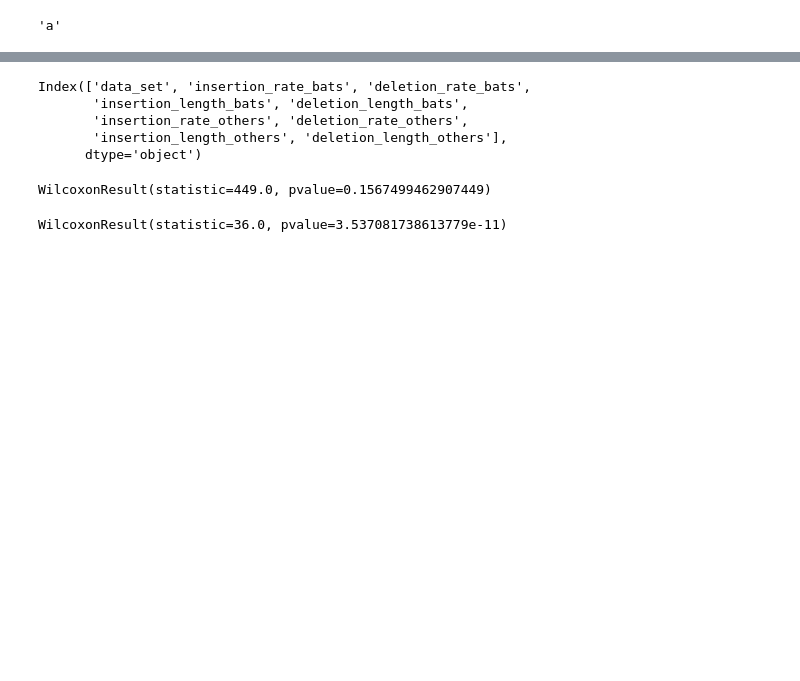
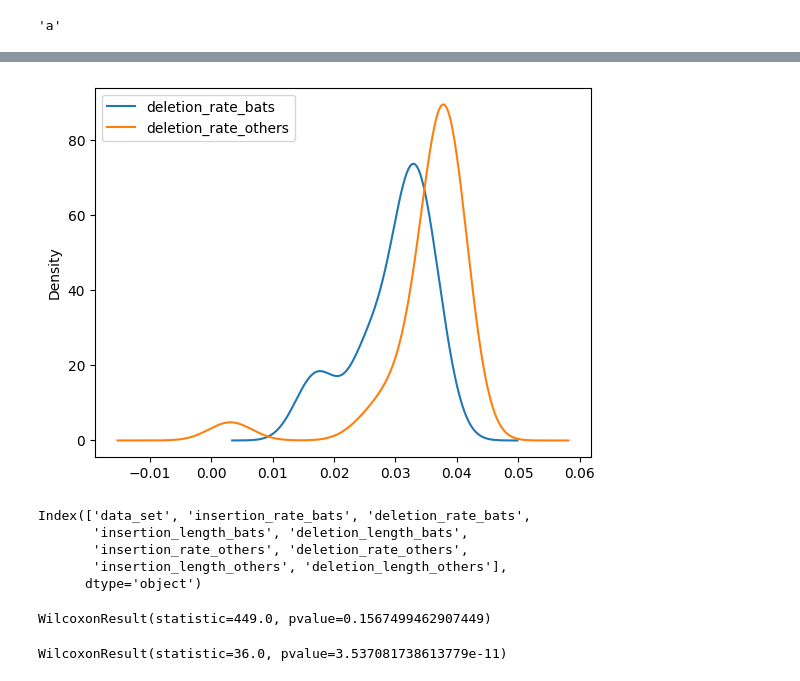
Before and after one commit to elyawy/bat_analysis, a Jupyter notebook: results_analysis.ipynb, the cells around one changed output, grey strips where cells are left out. Drawn from its saved outputs; the diff is of its cells as text; code cells hidden in the pictures; blank space fills up the shorter version.

```diff
--- a/results_analysis.ipynb
+++ b/results_analysis.ipynb
@@ -168,3 +170,7 @@ WilcoxonResult(statistic=126.0, pvalue=2.812003643271055e-07)
+# %%
+ax = comparison_df[["deletion_rate_bats", "deletion_rate_others"]].plot.kde()
+# %% [output]
+[figure, added]
 # %%
 comparison_df.columns
 # %% [output]
```
Also changed, not shown: parts of 10 cells of this notebook, 40 other files.
